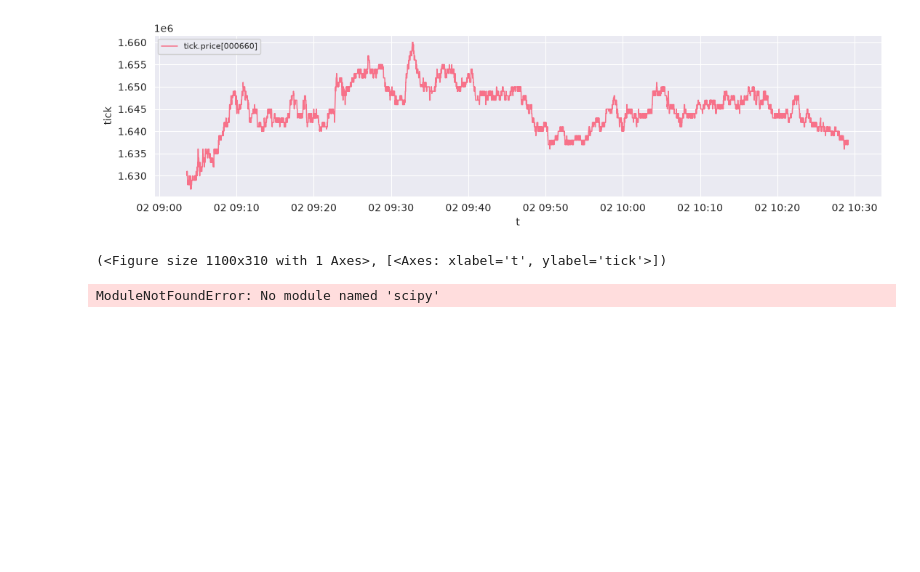
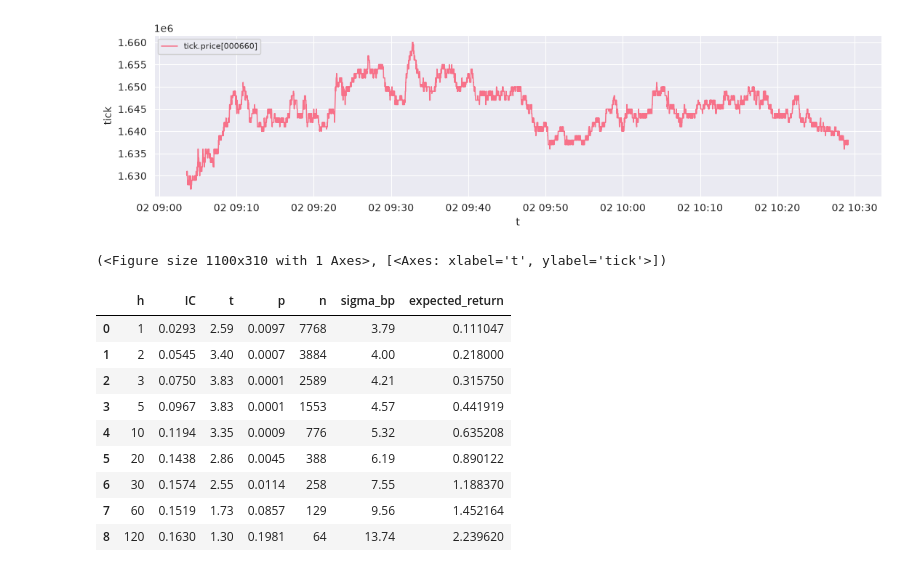
Before and after one commit to ajcltm/findata, a Jupyter notebook: notebook/2026-09-12_010.ipynb, the cells around one changed output. Saved outputs shown, nothing was run; the diff lists cells and outputs as text; code cells hidden in the pictures; blank space fills up the shorter version.

```diff
--- a/notebook/2026-09-12_010.ipynb
+++ b/notebook/2026-09-12_010.ipynb
@@ -25,6 +25,16 @@ tick.split_by_gap("1min").segments[0].resample_frame(rule="1s").plot(columns=["p
 # %%
 ind = ds.indicators(symbol=symbols_lst[1], label="OFI_KF", start=day, end=day)
 # %%
-tick.add(ind).join(0).where(lambda df: df["line"] == "level").return_ic(x="value", y="price")
+df = tick.add(ind).join(0).where(lambda df: df["line"] == "level").split_by_gap("1min").segments[2].return_ic(x='value', y='price')
+df.assign(expected_return = df.IC * df.sigma_bp)
 # %% [output]
-ModuleNotFoundError: No module named 'scipy'
+|  | h | IC | t | p | n | sigma_bp | expected_return |
+| 0 | 1 | 0.0293 | 2.59 | 0.0097 | 7768 | 3.79 | 0.111047 |
+| 1 | 2 | 0.0545 | 3.40 | 0.0007 | 3884 | 4.00 | 0.218000 |
+| 2 | 3 | 0.0750 | 3.83 | 0.0001 | 2589 | 4.21 | 0.315750 |
+| 3 | 5 | 0.0967 | 3.83 | 0.0001 | 1553 | 4.57 | 0.441919 |
+| 4 | 10 | 0.1194 | 3.35 | 0.0009 | 776 | 5.32 | 0.635208 |
+| 5 | 20 | 0.1438 | 2.86 | 0.0045 | 388 | 6.19 | 0.890122 |
+| 6 | 30 | 0.1574 | 2.55 | 0.0114 | 258 | 7.55 | 1.188370 |
+| 7 | 60 | 0.1519 | 1.73 | 0.0857 | 129 | 9.56 | 1.452164 |
+| 8 | 120 | 0.1630 | 1.30 | 0.1981 | 64 | 13.74 | 2.239620 |
```
Also changed, not shown: parts of 4 cells of this notebook.
